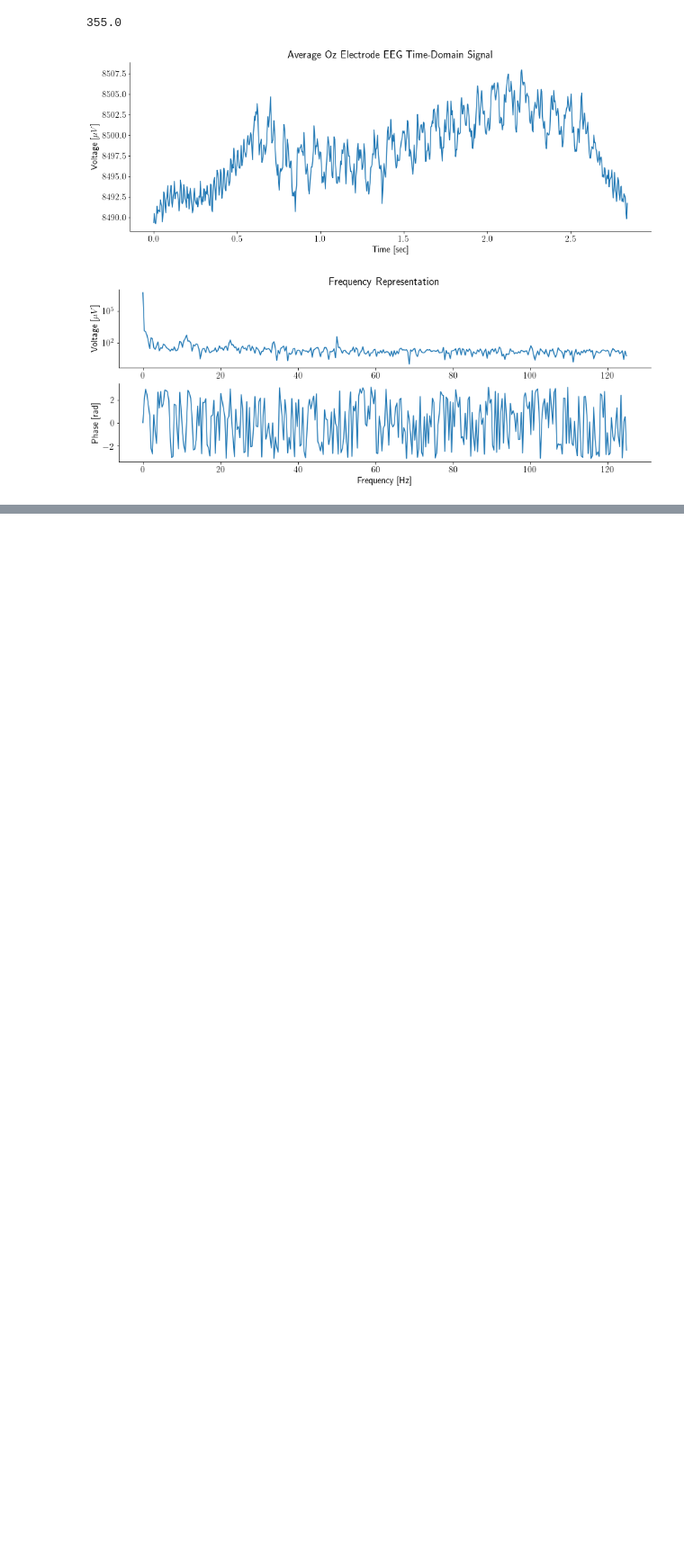
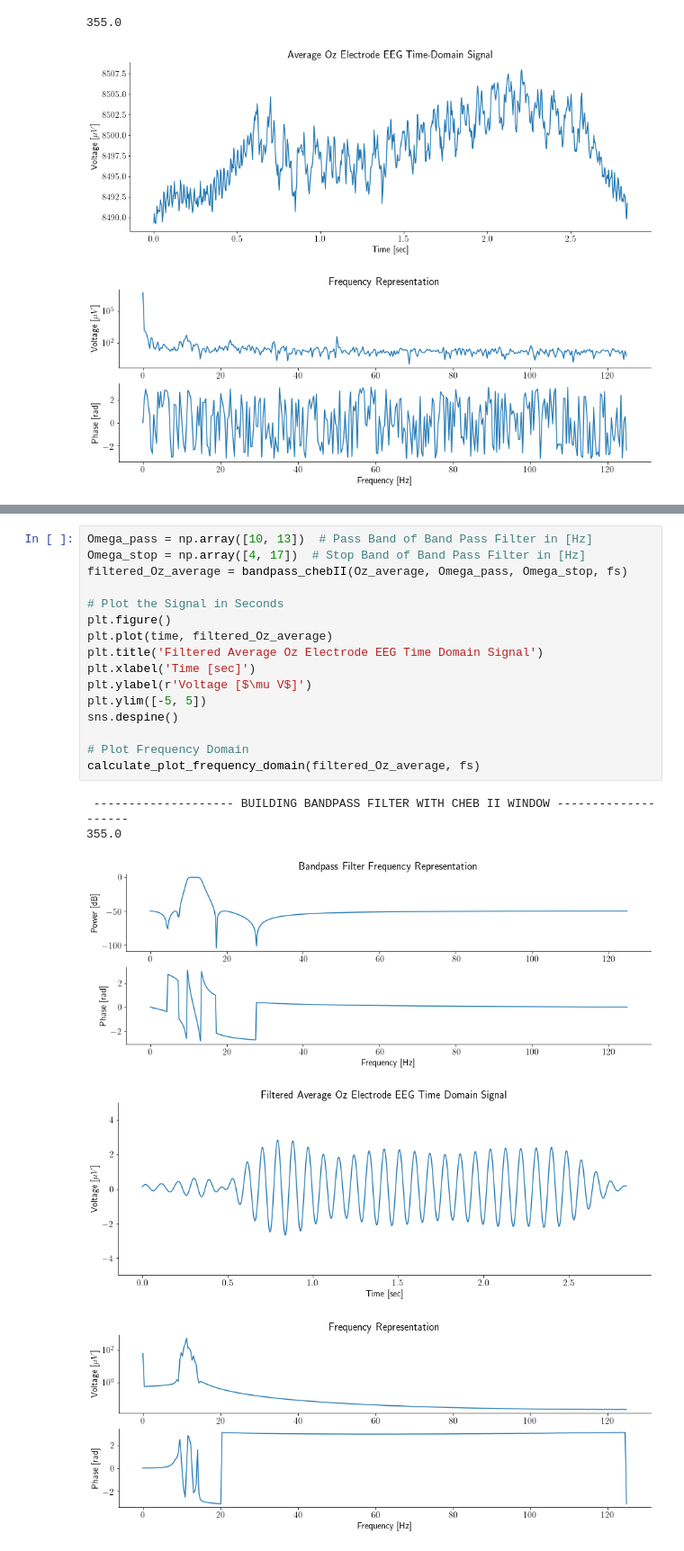
Before and after one commit to teb5240/SSVEP-Tutorial, a Jupyter notebook: SVVEP_Tutorial.ipynb, the cells around one changed output, grey strips where cells are left out. Shown at 90% size. Drawn from its saved outputs; the diff is of its cells as text; blank space fills up the shorter version.

```diff
--- a/SVVEP_Tutorial.ipynb
+++ b/SVVEP_Tutorial.ipynb
@@ -252 +253,23 @@ calculate_plot_frequency_domain(filtered_Oz_average, fs)
 [figure]
+# %%
+Omega_pass = np.array([10, 13])  # Pass Band of Band Pass Filter in [Hz]
+Omega_stop = np.array([4, 17])  # Stop Band of Band Pass Filter in [Hz]
+filtered_Oz_average = bandpass_chebII(Oz_average, Omega_pass, Omega_stop, fs)
+
+# Plot the Signal in Seconds
+plt.figure()
+plt.plot(time, filtered_Oz_average)
+plt.title('Filtered Average Oz Electrode EEG Time Domain Signal')
+plt.xlabel('Time [sec]')
+plt.ylabel(r'Voltage [$\mu V$]')
+plt.ylim([-5, 5])
+sns.despine()
+
+# Plot Frequency Domain
+calculate_plot_frequency_domain(filtered_Oz_average, fs)
+# %% [output]
+ -------------------- BUILDING BANDPASS FILTER WITH CHEB II WINDOW --------------------
+355.0
+[figure, added]
+[figure, added]
+[figure, added]
```
Also changed, not shown: parts of 2 cells of this notebook.
